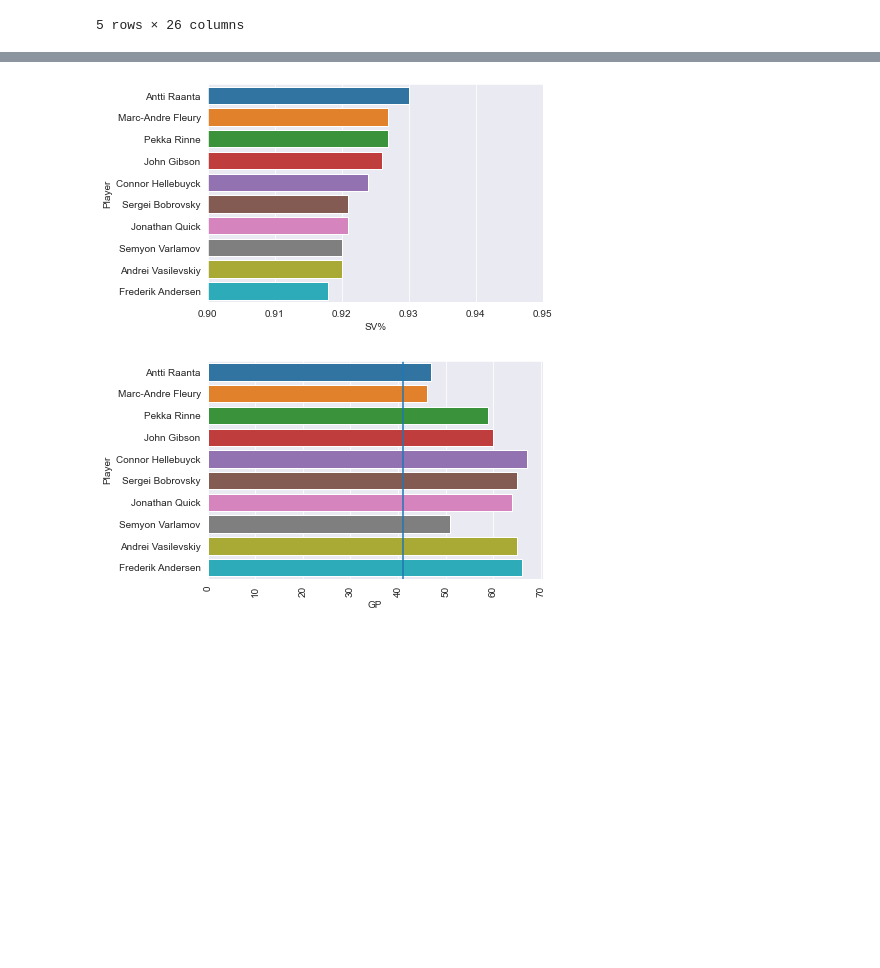
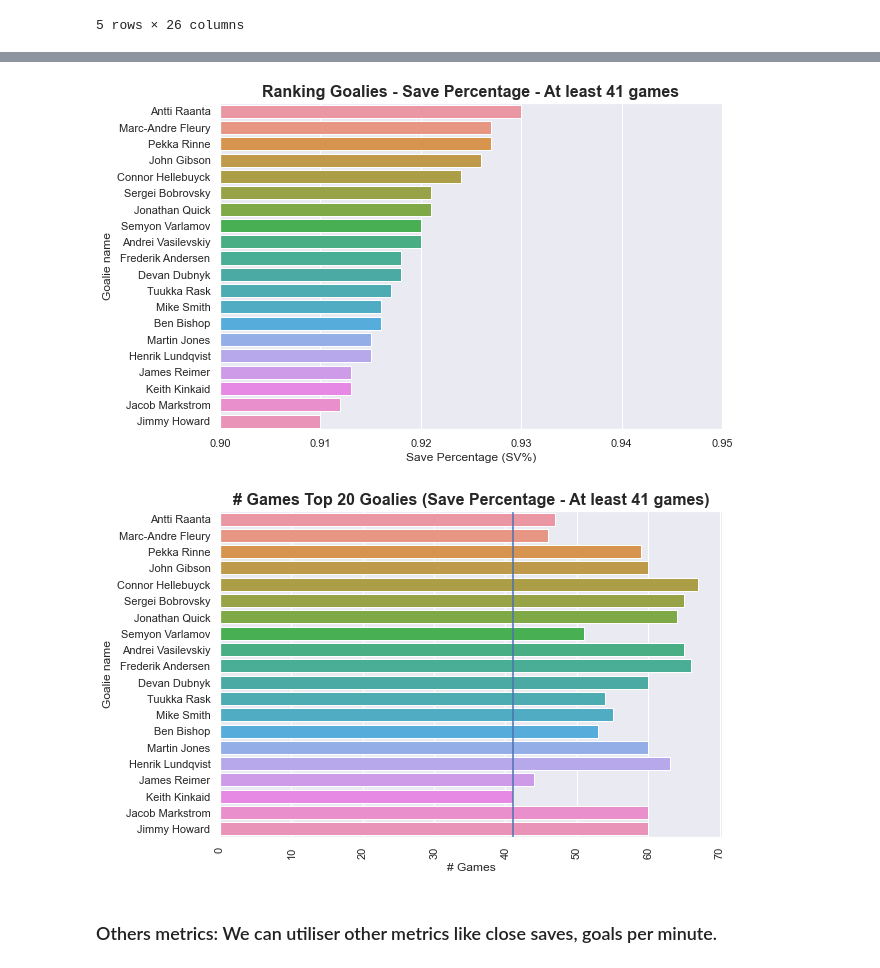
Before and after one commit to ArchambaultP/NHL-Notebooks, a Jupyter notebook: notebooks/Question_1.ipynb, the cells around one changed output, grey strips where cells are left out. Saved outputs shown, nothing was run; the diff lists cells and outputs as text; code cells hidden in the pictures; blank space fills up the shorter version.

```diff
--- a/notebooks/Question_1.ipynb
+++ b/notebooks/Question_1.ipynb
@@ -42,13 +48,21 @@ import matplotlib.pyplot as plt
 import seaborn as sns
 
 sns.set_style('darkgrid')
+sns.set(rc={'figure.figsize':(9,6)})
 
 x1 = df1['SV%'].astype(float)
 y1 = df1['Player']
 
 plt.xlim(0.9, 1)
 
-sns.barplot(x1, y1, orient= "h")
+p1 = sns.barplot(x1, y1, orient= "h")
+
+p1.set_title("Ranking Goalies - Save Percentage", fontsize=16, weight='bold')
+p1.set(
+    xlabel='Save Percentage (SV%)',
+    ylabel='Goalie name')
+
+
 
 plt.show()
 
@@ -59,7 +73,12 @@ y2 = df1['Player']
 plt.xticks(rotation=90)
 plt.axvline(41)
 
-sns.barplot(x2, y2, orient= "h")
+p2 = sns.barplot(x2, y2, orient= "h")
+
+p2.set_title("# Games Top 20 Goalies (Save Percentage)", fontsize=16, weight='bold')
+p2.set(
+    xlabel='# Games',
+    ylabel='Goalie name')
 
 plt.show()
 # %% [output]
@@ -69,7 +88,7 @@ plt.show()
 # Sort the goalies by their save percentage (‘SV%’),
 # considering only the goalies that played at least half of the games of the regular season (41 games)
 
-df2 = df.sort_values('SV%', ascending=False)[df['GP'].astype(float)>40].head(10)
+df2 = df.sort_values('SV%', ascending=False)[df['GP'].astype(float)>40].head(20)
 df2[['Player','GP','SA','SV','SV%']]
 # %% [output]
 |  | Player | GP | SA | SV | SV% |
@@ -86,24 +111,38 @@ df2[['Player','GP','SA','SV','SV%']]
 # %%
 sns.set_style('darkgrid')
+sns.set(rc={'figure.figsize':(9,6)})
 
 y1 = df2['Player']
 x1 = df2['SV%'].astype(float)
 plt.xlim(0.9, 0.95)
-#plt.xticks(rotation=90)
 
-sns.barplot(x1, y1, orient= "h")
+
+
+p1 = sns.barplot(x1, y1, orient= "h")
+
+p1.set_title("Ranking Goalies - Save Percentage - At least 41 games", fontsize=16, weight='bold')
+p1.set(
+    xlabel='Save Percentage (SV%)',
+    ylabel='Goalie name')
 
 plt.show()
 
 x2 = df2['GP'].astype(float)
 y2 = df2['Player']
 
 plt.xticks(rotation=90)
 plt.axvline(41)
 
-sns.barplot(x2, y2, orient= "h")
+p2 = sns.barplot(x2, y2, orient= "h")
+
+p2.set_title("# Games Top 20 Goalies (Save Percentage - At least 41 games)", fontsize=16, weight='bold')
+p2.set(
+    xlabel='# Games',
+    ylabel='Goalie name')
 
 plt.show()
 # %% [output]
-[figure, old version]
+[figure, new version]
-[figure, old version]
+[figure, new version]
+# %% [markdown]
+### Others metrics: We can utiliser other metrics like close saves, goals per minute.
```
Also changed, not shown: parts of 3 cells of this notebook, 2 other files.
